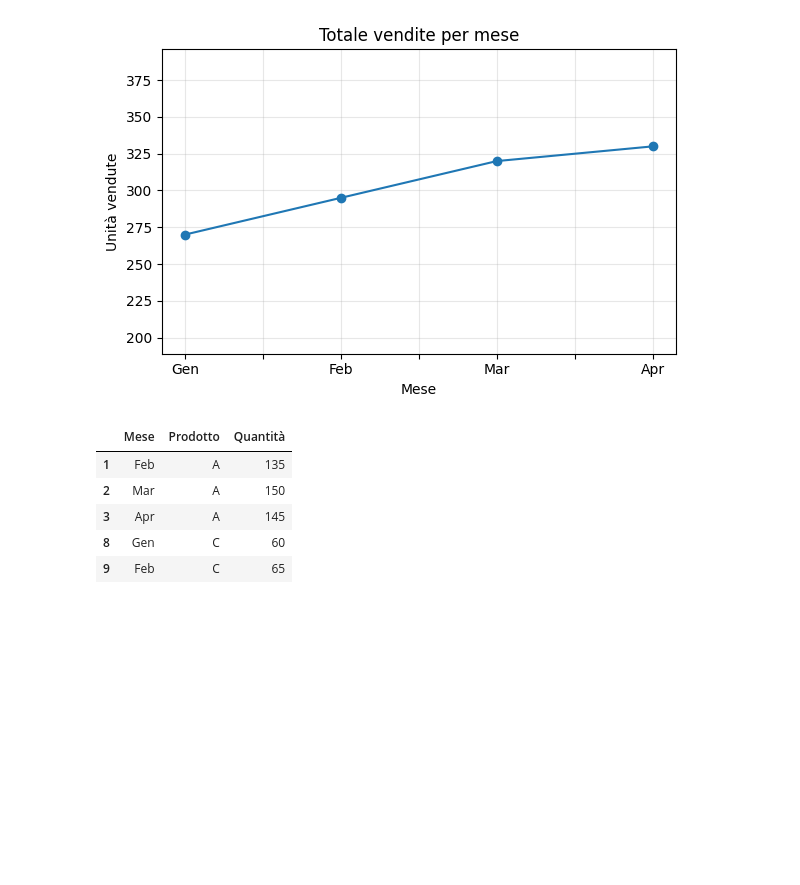
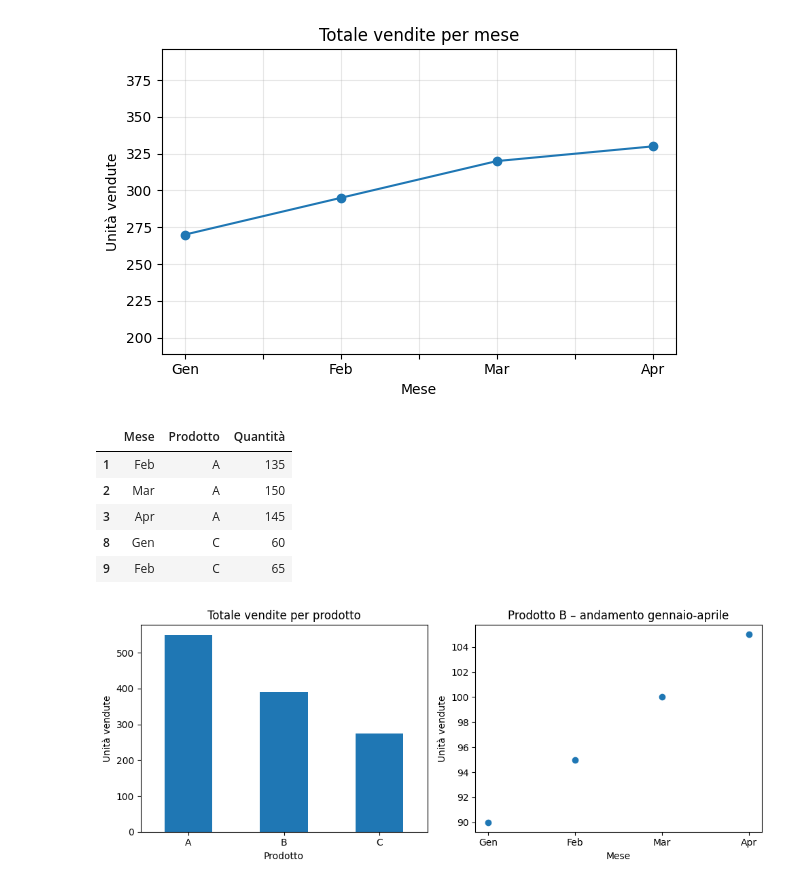
Before and after one commit to nh-spipitone/DataAnalyst-course, a Jupyter notebook: Studenti/GiovanniBartolini/Giorno6/esercizio_vendite.ipynb, the cells around one changed output. Drawn from its saved outputs; the diff is of its cells as text; code cells hidden in the pictures; blank space fills up the shorter version.

```diff
--- a/Studenti/GiovanniBartolini/Giorno6/esercizio_vendite.ipynb
+++ b/Studenti/GiovanniBartolini/Giorno6/esercizio_vendite.ipynb
@@ -190,3 +190,27 @@ filtered_data
 | 3 | Apr | A | 145 |
 | 8 | Gen | C | 60 |
 | 9 | Feb | C | 65 |
+# %%
+# Sostituisci il line plot del secondo subplot con un scatter plot
+
+fig, axes = plt.subplots(1, 2, figsize=(10, 4))
+
+# Subplot 1 – Grafico a barre dei totali
+totali.plot(kind="bar", ax=axes[0])
+axes[0].set_title("Totale vendite per prodotto")
+axes[0].set_ylabel("Unità vendute")
+# Setta le etichette dell'asse x in orizzontale
+axes[0].set_xlabel("Prodotto")
+axes[0].set_xticklabels(totali.index, rotation=0)
+
+# Subplot 2 – Andamento mensile del prodotto B
+prod_b = df[df["Prodotto"] == "B"]
+axes[1].scatter(prod_b["Mese"], prod_b["Quantità"])
+axes[1].set_title("Prodotto B – andamento gennaio‑aprile")
+axes[1].set_ylabel("Unità vendute")
+axes[1].set_xlabel("Mese")
+
+plt.tight_layout()
+plt.show()
+# %% [output]
+[figure, added]
```
Also changed, not shown: parts of 3 cells of this notebook.
